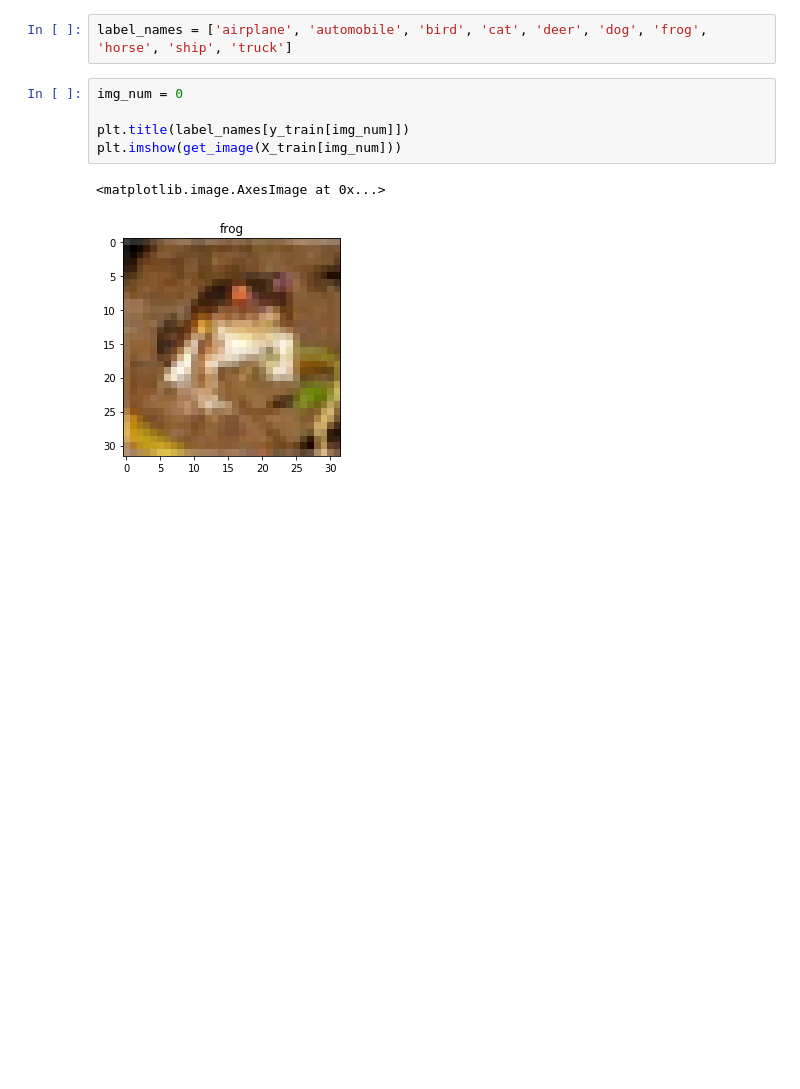
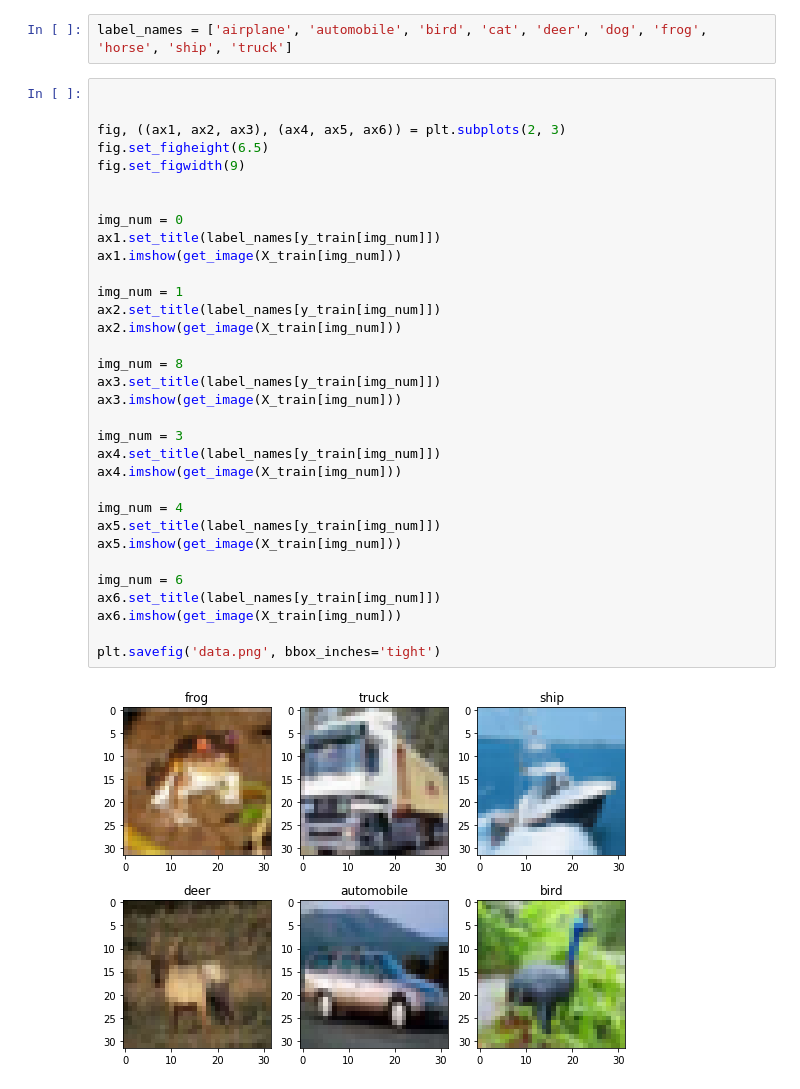
Before and after one commit to krzysztofspalinski/deep-learning-methods-project-2, a Jupyter notebook: notebooks/learning_the_data.ipynb, the cells around one changed output. Cells and saved outputs as stored; diff of their text form; blank space fills up the shorter version.

```diff
--- a/notebooks/learning_the_data.ipynb
+++ b/notebooks/learning_the_data.ipynb
@@ -25,11 +25,38 @@ X_train = raw_data[b'data']
 y_train = np.array(raw_data[b'labels'])
 # %%
 label_names = ['airplane', 'automobile', 'bird', 'cat', 'deer', 'dog', 'frog', 'horse', 'ship', 'truck']
-# %%
-img_num = 0
-
-plt.title(label_names[y_train[img_num]])
-plt.imshow(get_image(X_train[img_num]))
-# %% [output]
-<matplotlib.image.AxesImage at 0x...>
-[figure, removed]
+# %%
+
+
+fig, ((ax1, ax2, ax3), (ax4, ax5, ax6)) = plt.subplots(2, 3)
+fig.set_figheight(6.5)
+fig.set_figwidth(9)
+
+
+img_num = 0
+ax1.set_title(label_names[y_train[img_num]])
+ax1.imshow(get_image(X_train[img_num]))
+
+img_num = 1
+ax2.set_title(label_names[y_train[img_num]])
+ax2.imshow(get_image(X_train[img_num]))
+
+img_num = 8
+ax3.set_title(label_names[y_train[img_num]])
+ax3.imshow(get_image(X_train[img_num]))
+
+img_num = 3
+ax4.set_title(label_names[y_train[img_num]])
+ax4.imshow(get_image(X_train[img_num]))
+
+img_num = 4
+ax5.set_title(label_names[y_train[img_num]])
+ax5.imshow(get_image(X_train[img_num]))
+
+img_num = 6
+ax6.set_title(label_names[y_train[img_num]])
+ax6.imshow(get_image(X_train[img_num]))
+
+plt.savefig('data.png', bbox_inches='tight')
+# %% [output]
+[figure, added]
```
Also changed, not shown: 3 other files.
